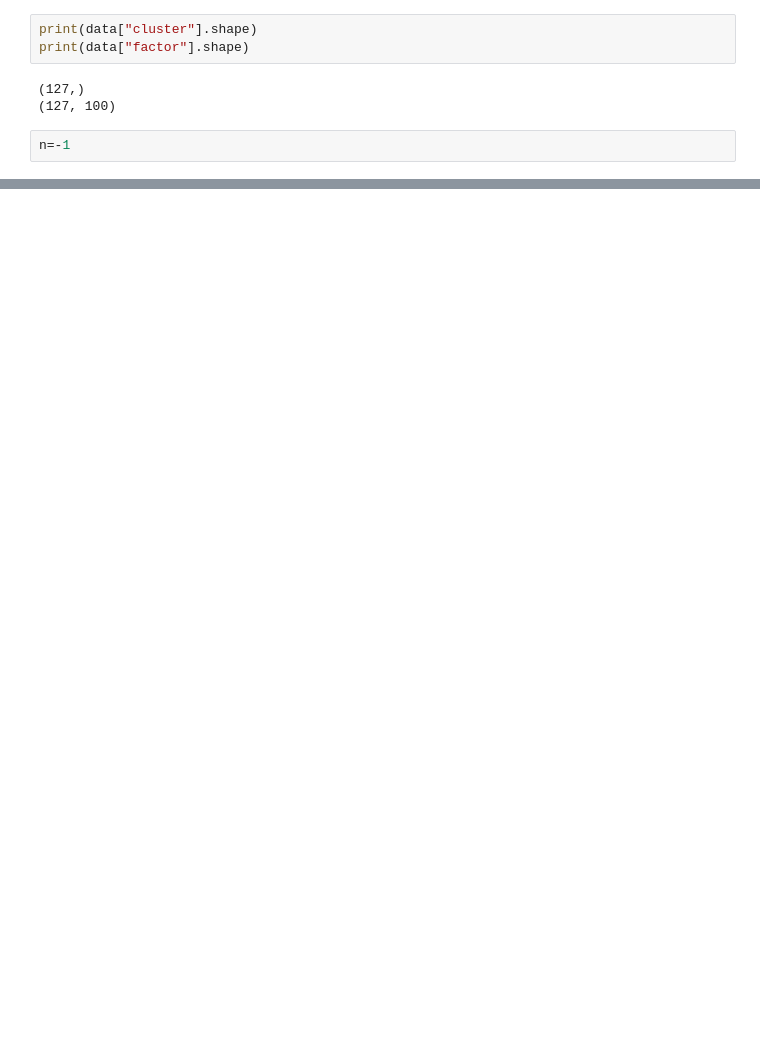
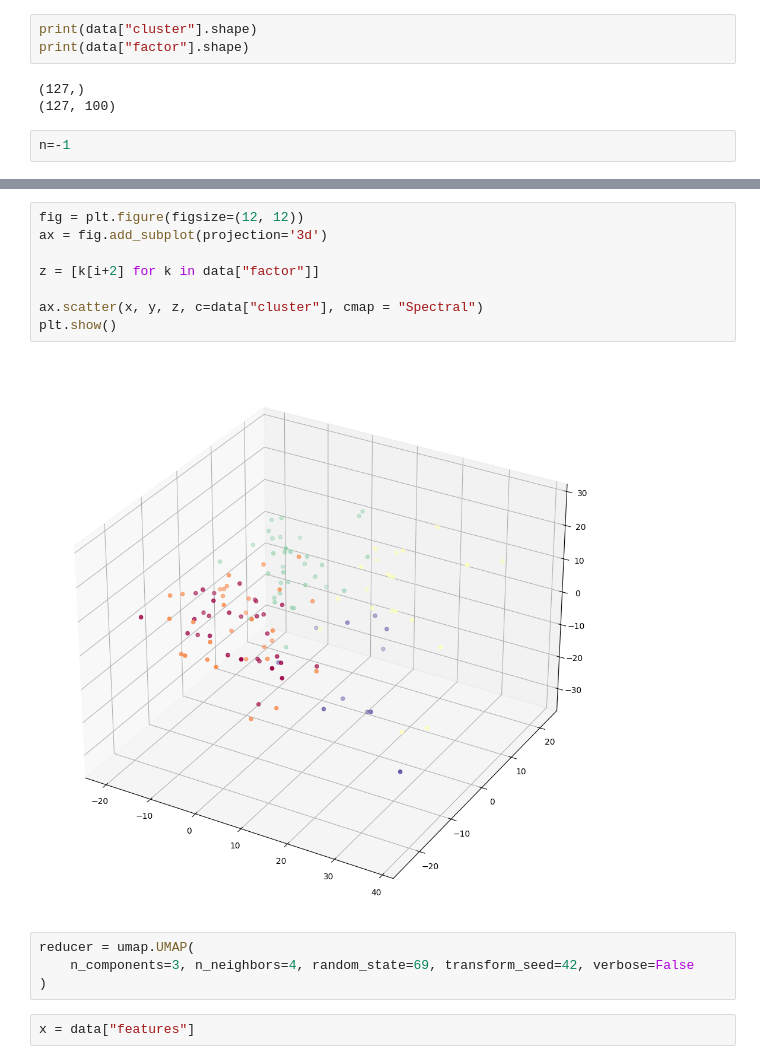
Before and after one commit to Austin-Paulraj/MS_Thesis, a Jupyter notebook: tester_code_files/test_method1_on_eyes.ipynb, the cells around one changed output, grey strips where cells are left out. Saved outputs shown, nothing was run; the diff lists cells and outputs as text; blank space fills up the shorter version.

```diff
--- a/tester_code_files/test_method1_on_eyes.ipynb
+++ b/tester_code_files/test_method1_on_eyes.ipynb
@@ -178,0 +308,16 @@ plt.show()
+# %%
+fig = plt.figure(figsize=(12, 12))
+ax = fig.add_subplot(projection='3d')
+
+z = [k[i+2] for k in data["factor"]]
+
+ax.scatter(x, y, z, c=data["cluster"], cmap = "Spectral")
+plt.show()
+# %% [output]
+[figure, added]
+# %%
+reducer = umap.UMAP(
+    n_components=3, n_neighbors=4, random_state=69, transform_seed=42, verbose=False
+)
+# %%
+x = data["features"]
```
Also changed, not shown: parts of 30 cells of this notebook, 1 other file.
